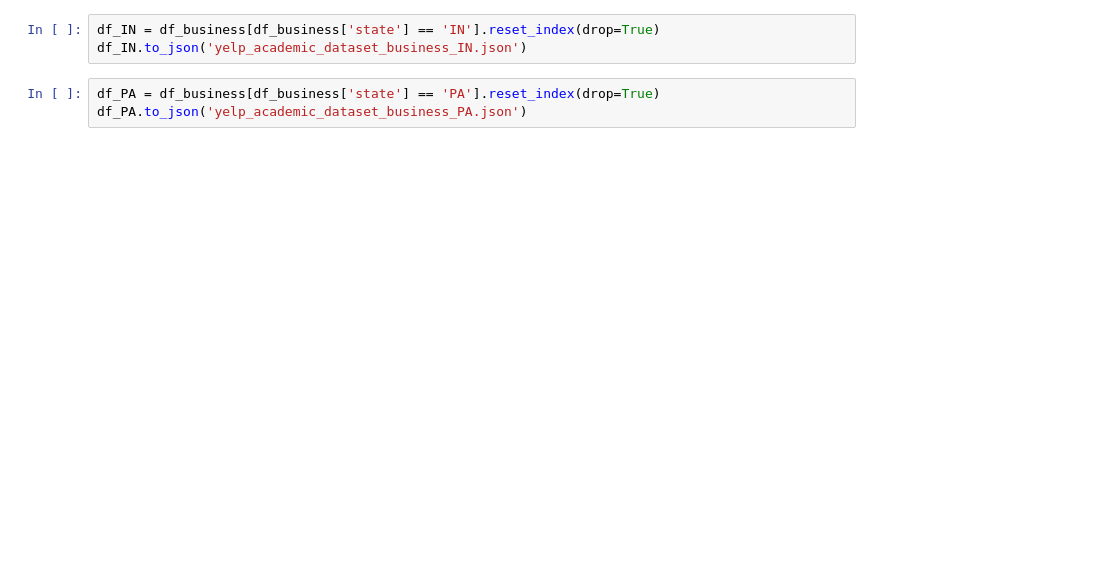
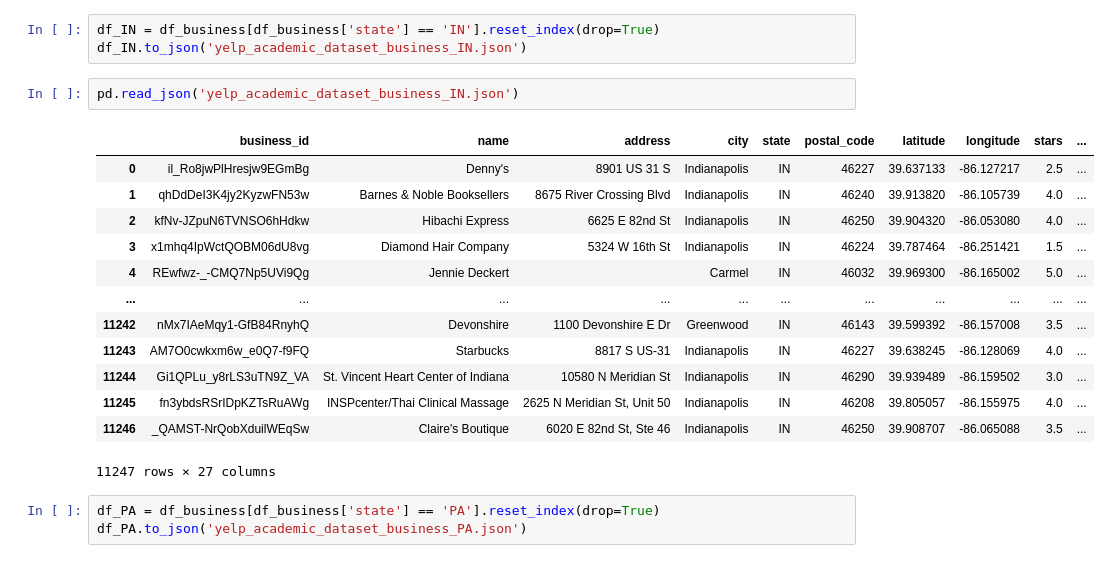
Before and after one commit to yuwei97910/is445-group30-final-project, a Jupyter notebook: Data_Cleaning.ipynb, the cells around one changed output. Saved outputs shown, nothing was run; the diff lists cells and outputs as text; blank space fills up the shorter version.

```diff
--- a/Data_Cleaning.ipynb
+++ b/Data_Cleaning.ipynb
@@ -158,6 +193,22 @@ df_IL.to_json('yelp_academic_dataset_business_IL.json')
 # %%
 df_IN = df_business[df_business['state'] == 'IN'].reset_index(drop=True)
 df_IN.to_json('yelp_academic_dataset_business_IN.json')
+# %%
+pd.read_json('yelp_academic_dataset_business_IN.json')
+# %% [output]
+|  | business_id | name | address | city | state | postal_code | latitude | longitude | stars | ... |
+| 0 | il_Ro8jwPlHresjw9EGmBg | Denny's | 8901 US 31 S | Indianapolis | IN | 46227 | 39.637133 | -86.127217 | 2.5 | ... |
+| 1 | qhDdDeI3K4jy2KyzwFN53w | Barnes & Noble Booksellers | 8675 River Crossing Blvd | Indianapolis | IN | 46240 | 39.913820 | -86.105739 | 4.0 | ... |
+| 2 | kfNv-JZpuN6TVNSO6hHdkw | Hibachi Express | 6625 E 82nd St | Indianapolis | IN | 46250 | 39.904320 | -86.053080 | 4.0 | ... |
+| 3 | x1mhq4IpWctQOBM06dU8vg | Diamond Hair Company | 5324 W 16th St | Indianapolis | IN | 46224 | 39.787464 | -86.251421 | 1.5 | ... |
+| 4 | REwfwz-_-CMQ7Np5UVi9Qg | Jennie Deckert |  | Carmel | IN | 46032 | 39.969300 | -86.165002 | 5.0 | ... |
+| ... | ... | ... | ... | ... | ... | ... | ... | ... | ... | ... |
+| 11242 | nMx7IAeMqy1-GfB84RnyhQ | Devonshire | 1100 Devonshire E Dr | Greenwood | IN | 46143 | 39.599392 | -86.157008 | 3.5 | ... |
+| 11243 | AM7O0cwkxm6w_e0Q7-f9FQ | Starbucks | 8817 S US-31 | Indianapolis | IN | 46227 | 39.638245 | -86.128069 | 4.0 | ... |
+| 11244 | Gi1QPLu_y8rLS3uTN9Z_VA | St. Vincent Heart Center of Indiana | 10580 N Meridian St | Indianapolis | IN | 46290 | 39.939489 | -86.159502 | 3.0 | ... |
+| 11245 | fn3ybdsRSrIDpKZTsRuAWg | INSPcenter/Thai Clinical Massage | 2625 N Meridian St, Unit 50 | Indianapolis | IN | 46208 | 39.805057 | -86.155975 | 4.0 | ... |
+| 11246 | _QAMST-NrQobXduilWEqSw | Claire's Boutique | 6020 E 82nd St, Ste 46 | Indianapolis | IN | 46250 | 39.908707 | -86.065088 | 3.5 | ... |
+11247 rows × 27 columns
 # %%
 df_PA = df_business[df_business['state'] == 'PA'].reset_index(drop=True)
 df_PA.to_json('yelp_academic_dataset_business_PA.json')
```
Also changed, not shown: parts of 4 cells of this notebook, 1 other file.
